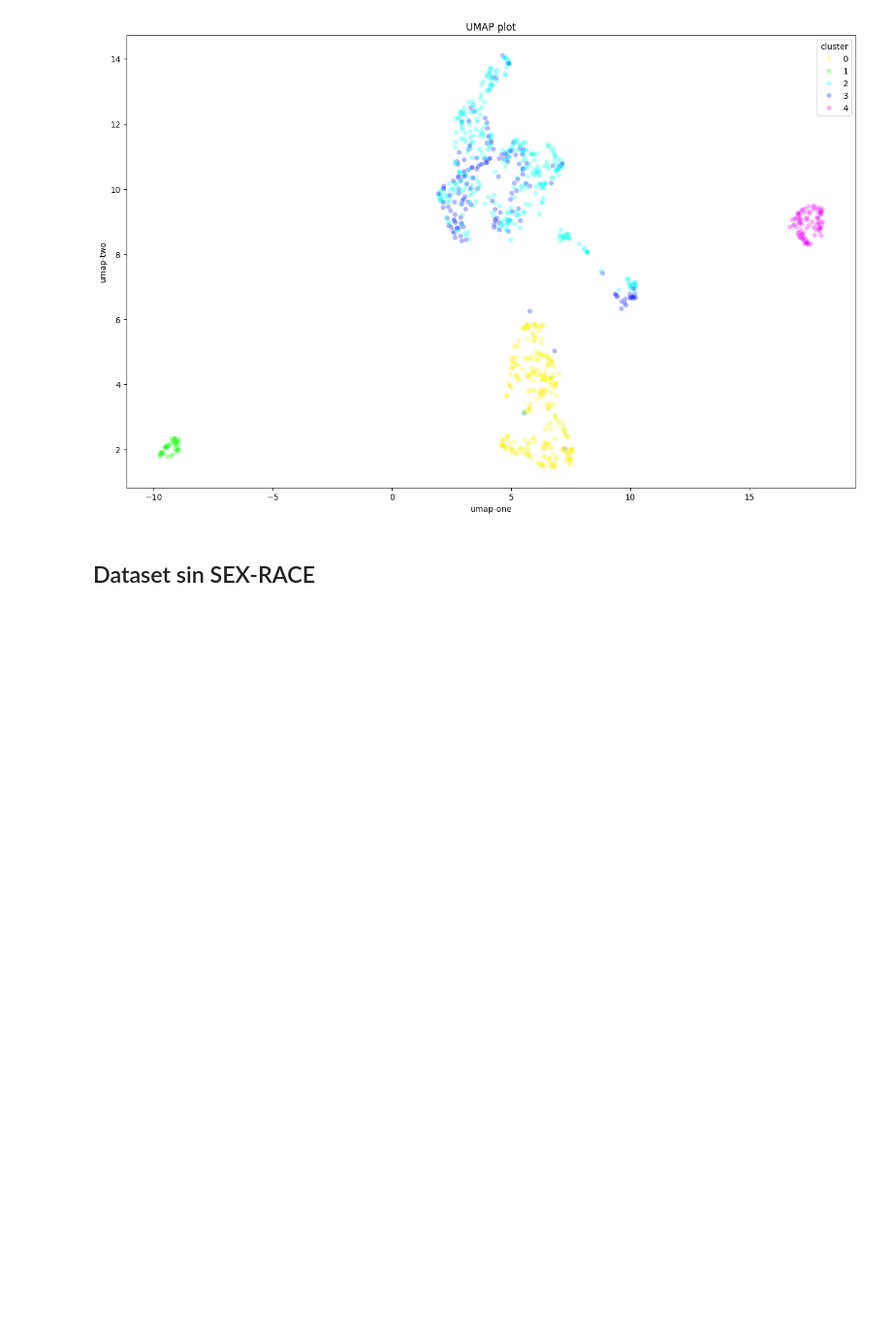
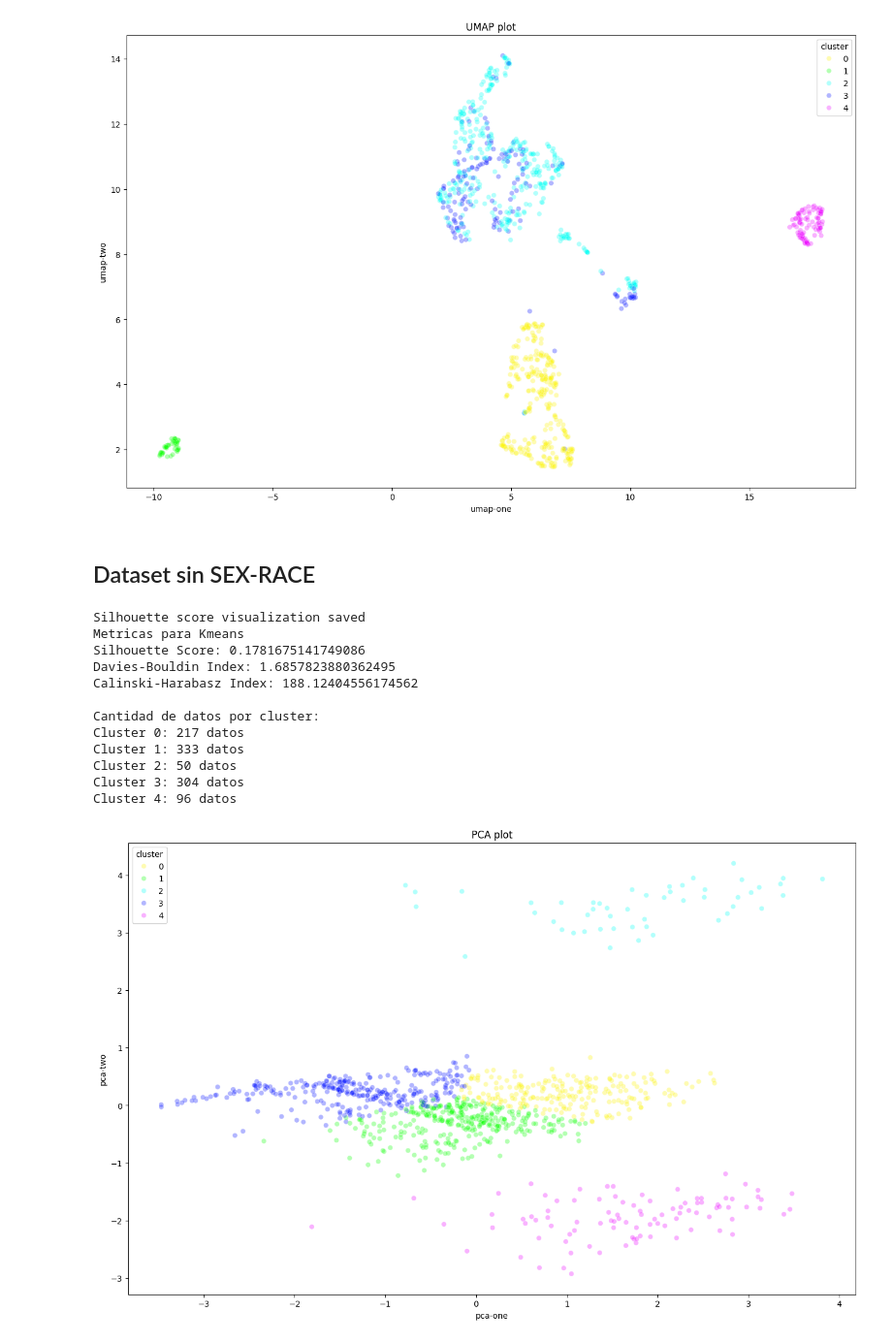
Before and after one commit to BnjmnNicholas/Proyecto_mineria_cc5205, a Jupyter notebook: clusteting.ipynb, the cells around one changed output. Shown at 97% size. Cells and saved outputs as stored; diff of their text form; code cells hidden in the pictures; blank space fills up the shorter version.

Commit message:
Clustering de df sin 'sex' y 'race'

```diff
--- a/clusteting.ipynb
+++ b/clusteting.ipynb
@@ -153,5 +159,5 @@ Cluster 4: 96 datos
 # %% [markdown]
 ## Dataset sin SEX-RACE
 # %%
-df_no_sex_race = df.copy()
-df_no_sex_race.drop(['sex', 'race'], axis=1, inplace=True)
+df_reduced = df.copy().sample(1000, random_state=42)
+df_reduced.drop(['sex', 'race'], axis=1, inplace=True)
@@ -159,0 +164,44 @@ df_no_sex_prepoc =
+# %%
+df_reduced_scaled = preprocess(df = df_reduced,
+                            scaler_method_name ='PowerTransform',
+                            numerical_cols = num_cols,
+                            encoder_method_name = 'OneHotEncoder',
+                            categorical_cols = cat_cols)
+# %%
+# Kmeans Clustering
+
+model = 'Kmeans'
+dataset = 'Reduced'
+output_path = 'resultados/' + dataset + '_' + model
+
+# folder de salida
+if not os.path.exists(output_path):
+    os.makedirs(output_path)
+
+
+# metodo de silhouete score
+k_optimo = silhoutte_method(df = df_reduced_scaled, model_name = model, output_file_path = output_path + '/silhouette.png')
+
+# clustering
+df_full_clustered, df_reduced_scaled_clustered = get_clusters(df_full, df_reduced_scaled,model,k_optimo)
+
+# metricas
+get_metrics(df_reduced_scaled_clustered, model)
+
+# visualizaciones
+plot_PCA(df_reduced_scaled_clustered, output_path + '/pca')
+plot_UMAP(df_reduced_scaled_clustered, output_path + '/umap')
+# %% [output]
+Silhouette score visualization saved
+Metricas para Kmeans
+Silhouette Score: 0.1781675141749086
+Davies-Bouldin Index: 1.6857823880362495
+Calinski-Harabasz Index: 188.12404556174562
+
+Cantidad de datos por cluster:
+Cluster 0: 217 datos
+Cluster 1: 333 datos
+Cluster 2: 50 datos
+Cluster 3: 304 datos
+Cluster 4: 96 datos
+[figure, added]
```
Also changed, not shown: parts of 7 cells of this notebook.
